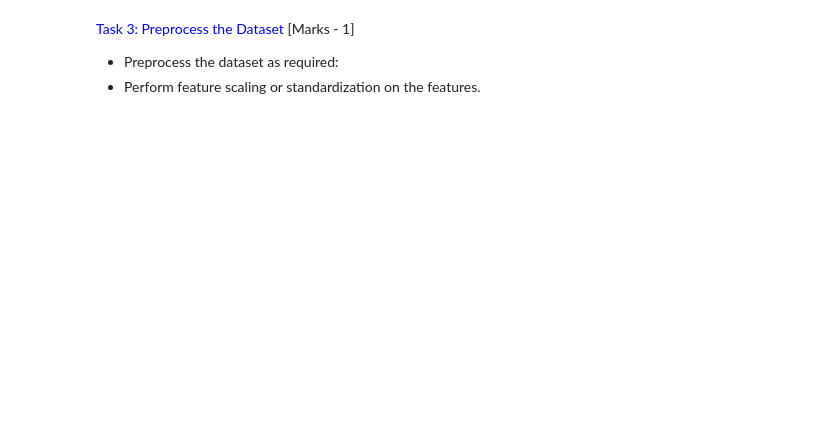
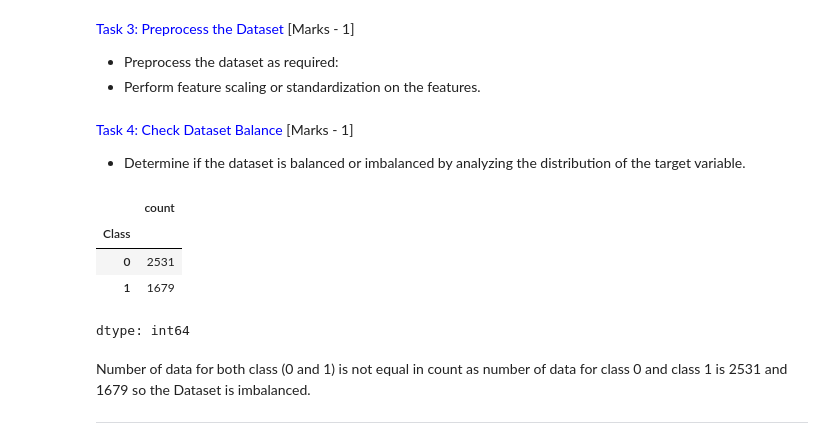
Before and after one commit to NehaKumari500092077/Machine-Learning-Lab, a Jupyter notebook: Session3_Assignments.ipynb, the cells around one changed output. Drawn from its saved outputs; the diff is of its cells as text; code cells hidden in the pictures; blank space fills up the shorter version.

```diff
--- a/Session3_Assignments.ipynb
+++ b/Session3_Assignments.ipynb
@@ -146,3 +130,32 @@ dataset.dropna(inplace=True)
 
 - Preprocess the dataset as required:
 - Perform feature scaling or standardization on the features.
+# %%
+#seperate features and target
+x = dataset.drop(columns=['Class'])
+y = dataset['Class']
+
+#Initialize StandardScalar
+scaler = StandardScaler()
+
+#Fit and Transform the features
+x_scaled = scaler.fit_transform(x)
+
+#convert x_scaled back to DataFrame
+x_scaled_df = pd.DataFrame(x_scaled, columns = x.columns)
+# %% [markdown]
+<font color='blue'>Task 4: Check Dataset Balance</font> [Marks - 1]
+
+- Determine if the dataset is balanced or imbalanced by analyzing the distribution of the target variable.
+# %%
+y.value_counts()
+# %% [output]
+|  | count |
+| Class |  |
+| 0 | 2531 |
+| 1 | 1679 |
+dtype: int64
+# %% [markdown]
+ Number of data for both class (0 and 1) is not equal in count as number of data for class 0 and class 1 is 2531 and 1679 so the Dataset is imbalanced.
+
+---
```
Also changed, not shown: parts of 23 cells of this notebook.
